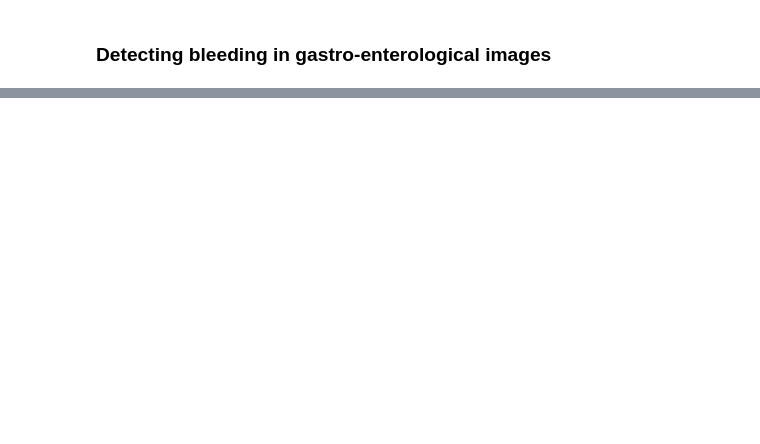
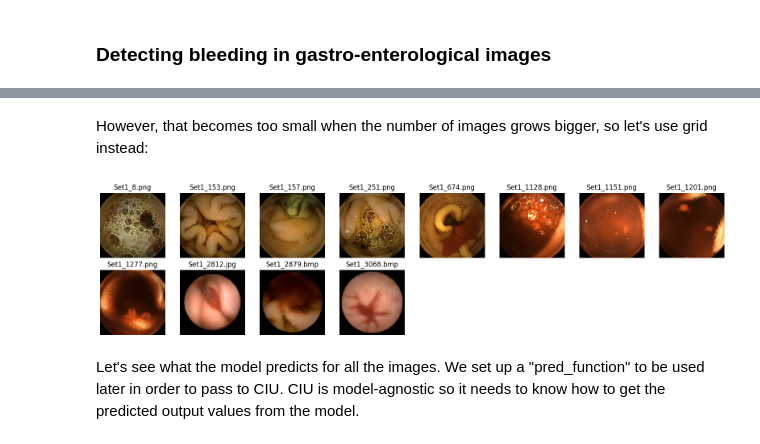
Before and after one commit to KaryFramling/py_ciu_image, a Jupyter notebook: README_notebook.ipynb, the cells around one changed output, grey strips where cells are left out. Cells and saved outputs as stored; diff of their text form; code cells hidden in the pictures; blank space fills up the shorter version.

```diff
--- a/README_notebook.ipynb
+++ b/README_notebook.ipynb
@@ -34,0 +85,36 @@ Short example that takes pre-trained model, runs CIU on an image instance and th
+# %% [markdown]
+However, that becomes too small when the number of images grows bigger, so let's use grid instead:
+# %%
+import math
+
+# Define the grid layout
+num_images_to_display = len(imgpaths)
+num_cols = 8
+num_rows = math.ceil(num_images_to_display/num_cols)
+
+# Function for plotting images in a grid
+def plotgrid(imgs_vstack, nrows, ncols, figsize=(16,4), figtitles=None):
+    total_subplots = nrows * ncols
+    n_imgs = len(imgs_vstack)
+    fig, axs = plt.subplots(nrows, ncols, figsize=figsize)
+    for i in range(nrows):
+        for j in range(ncols):
+            if i * ncols + j < n_imgs:
+                axs[i,j].imshow(imgs_vstack[i * ncols + j])
+                if figtitles is not None:
+                    axs[i,j].set_title(figtitles[i * ncols + j])
+                axs[i,j].axis('off')
+            else:
+                axs[i, j].axis('off')  # Turn off empty subplots
+    # Remove any excess empty subplots from the display
+    for i in range(n_imgs, total_subplots):
+        fig.delaxes(axs.flatten()[i])
+    plt.tight_layout() # Adjust spacing between images
+    plt.show()
+    return
+
+plotgrid(imgs_vstack, num_rows, num_cols, figtitles=imgnames)
+# %% [output]
+[figure, added]
+# %% [markdown]
+Let's see what the model predicts for all the images. We set up a "pred_function" to be used later in order to pass to CIU. CIU is model-agnostic so it needs to know how to get the predicted output values from the model.
```
Also changed, not shown: parts of 22 cells of this notebook, 15 other files.
